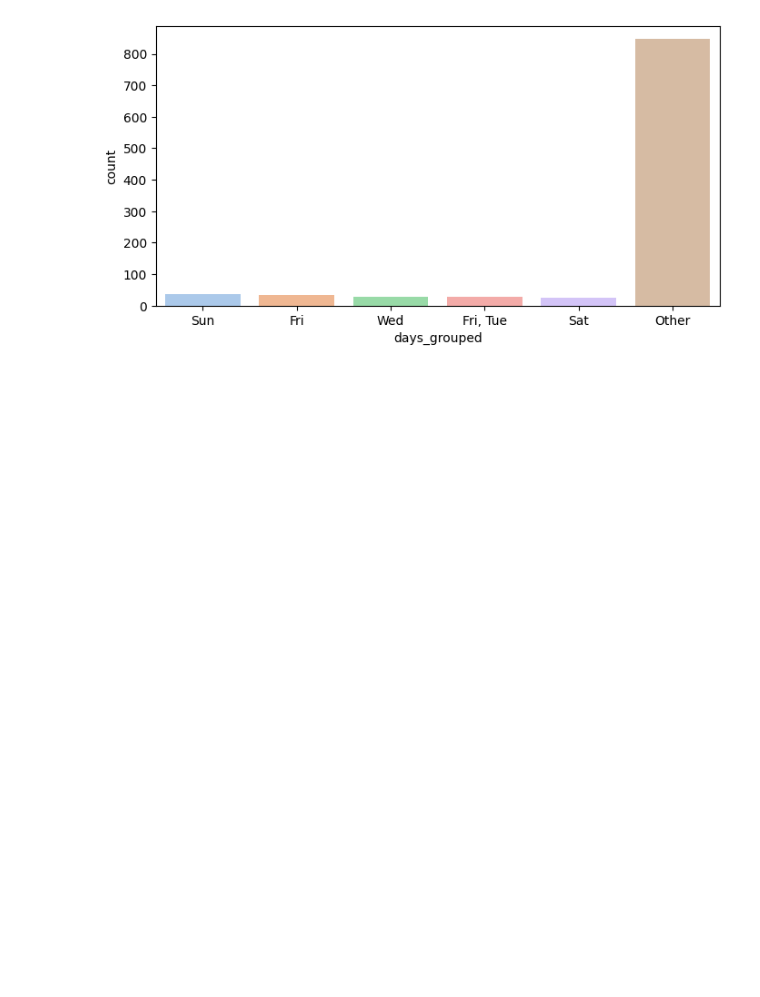
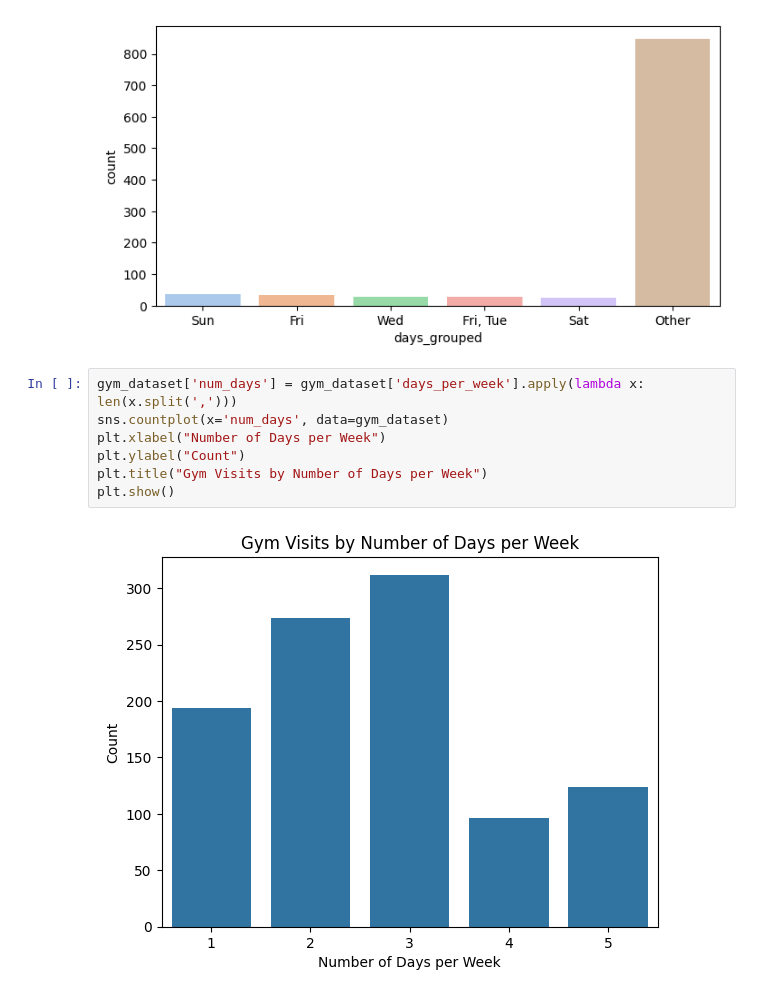
Before and after one commit to rubel-ds-ai/sm-tasks, a Jupyter notebook: Assignment_4_Matplotlib_and_Seaborn_for_Data_Science.ipynb, the cells around one changed output. Saved outputs shown, nothing was run; the diff lists cells and outputs as text; blank space fills up the shorter version.

Commit message:
Aggregate by Number of Visits per Week

```diff
--- a/Assignment_4_Matplotlib_and_Seaborn_for_Data_Science.ipynb
+++ b/Assignment_4_Matplotlib_and_Seaborn_for_Data_Science.ipynb
@@ -205,3 +214,12 @@ sns.countplot(data=gym_dataset, x='days_grouped', palette='pastel', order=top_da
 plt.show()
 # %% [output]
 [figure]
+# %%
+gym_dataset['num_days'] = gym_dataset['days_per_week'].apply(lambda x: len(x.split(',')))
+sns.countplot(x='num_days', data=gym_dataset)
+plt.xlabel("Number of Days per Week")
+plt.ylabel("Count")
+plt.title("Gym Visits by Number of Days per Week")
+plt.show()
+# %% [output]
+[figure, added]
```
Also changed, not shown: parts of 3 cells of this notebook.
